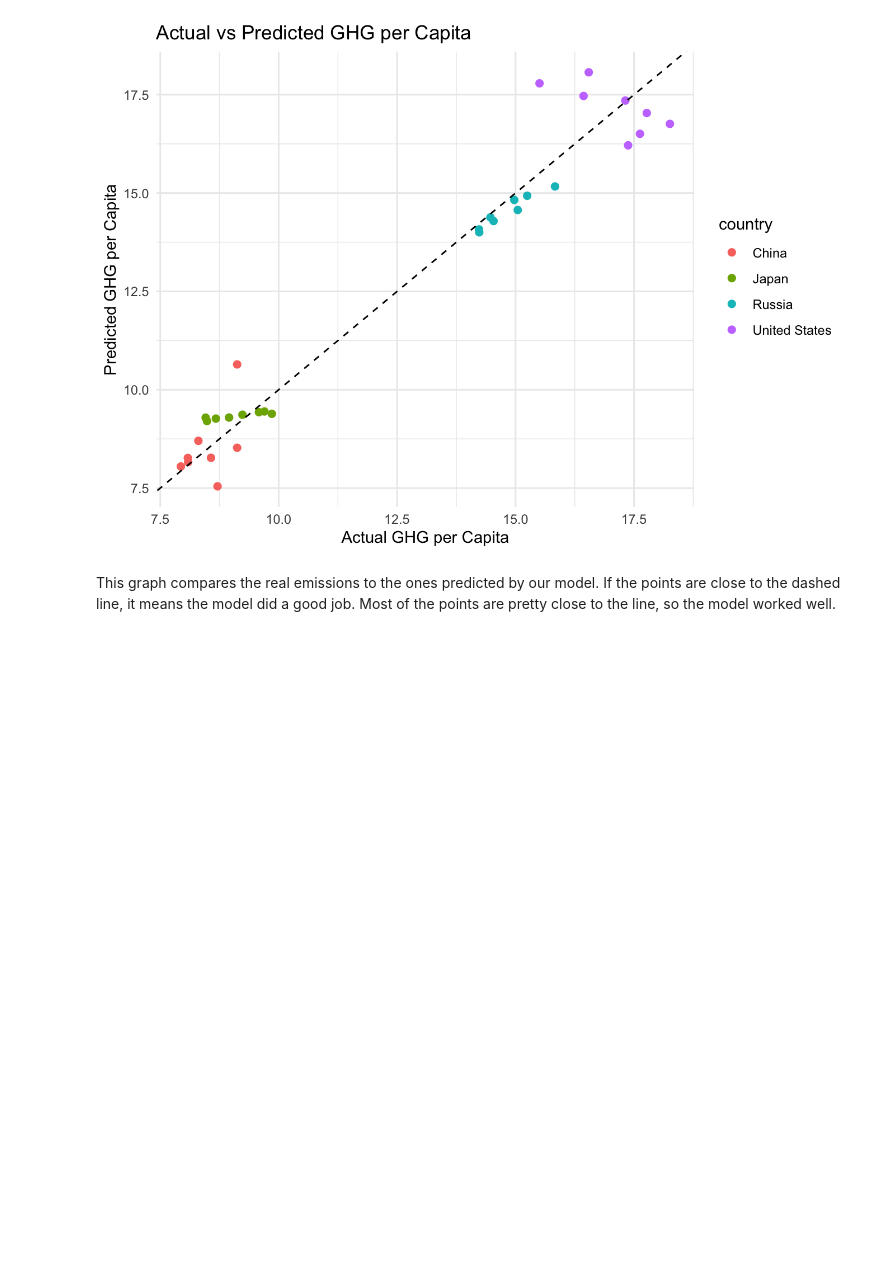
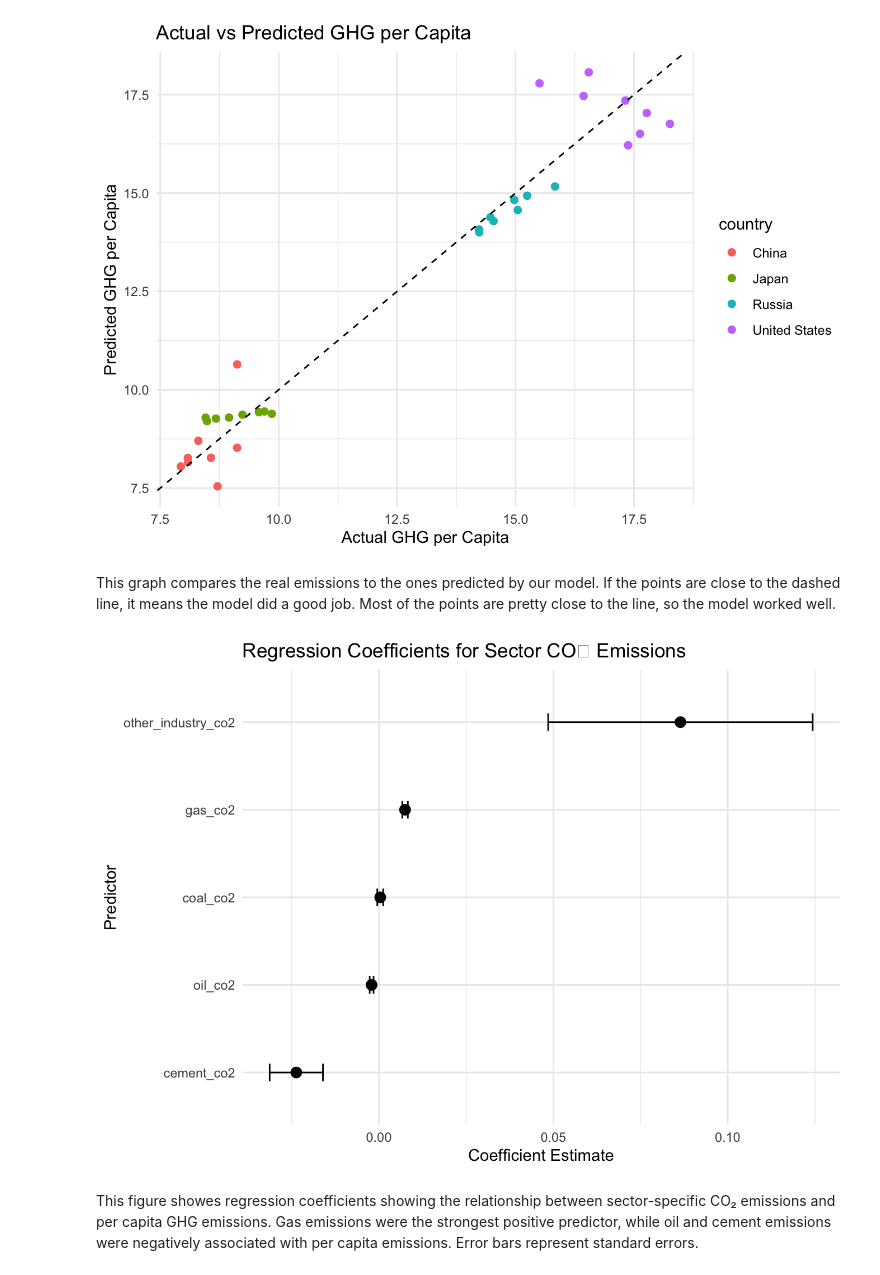
Before and after one commit to Yazeed-Aljohani/ESS330-FinalProject-April23, a Jupyter notebook: docs/index.embed.ipynb, the cells around one changed output. Drawn from its saved outputs; the diff is of its cells as text; code cells hidden in the pictures; blank space fills up the shorter version.

Commit message:
Regression coefficients figure added

```diff
--- a/docs/index.embed.ipynb
+++ b/docs/index.embed.ipynb
@@ -237,3 +237,19 @@ ggplot(df, aes(x = ghg_excluding_lucf_per_capita, y = predicted, color = country
 [figure]
 # %% [markdown]
 This graph compares the real emissions to the ones predicted by our model. If the points are close to the dashed line, it means the model did a good job. Most of the points are pretty close to the line, so the model worked well.
+# %%
+library(broom)
+
+tidy_lm <- broom::tidy(lm_model)
+
+ggplot(tidy_lm[-1, ], aes(x = estimate, y = reorder(term, estimate))) +
+  geom_point(size = 3) +
+  geom_errorbarh(aes(xmin = estimate - std.error, xmax = estimate + std.error), height = 0.2) +
+  labs(title = "Regression Coefficients for Sector CO₂ Emissions",
+       x = "Coefficient Estimate",
+       y = "Predictor") +
+  theme_minimal()
+# %% [output]
+[figure, added]
+# %% [markdown]
+This figure showes regression coefficients showing the relationship between sector-specific CO₂ emissions and per capita GHG emissions. Gas emissions were the strongest positive predictor, while oil and cement emissions were negatively associated with per capita emissions. Error bars represent standard errors.
```
Also changed, not shown: 7 other files.
